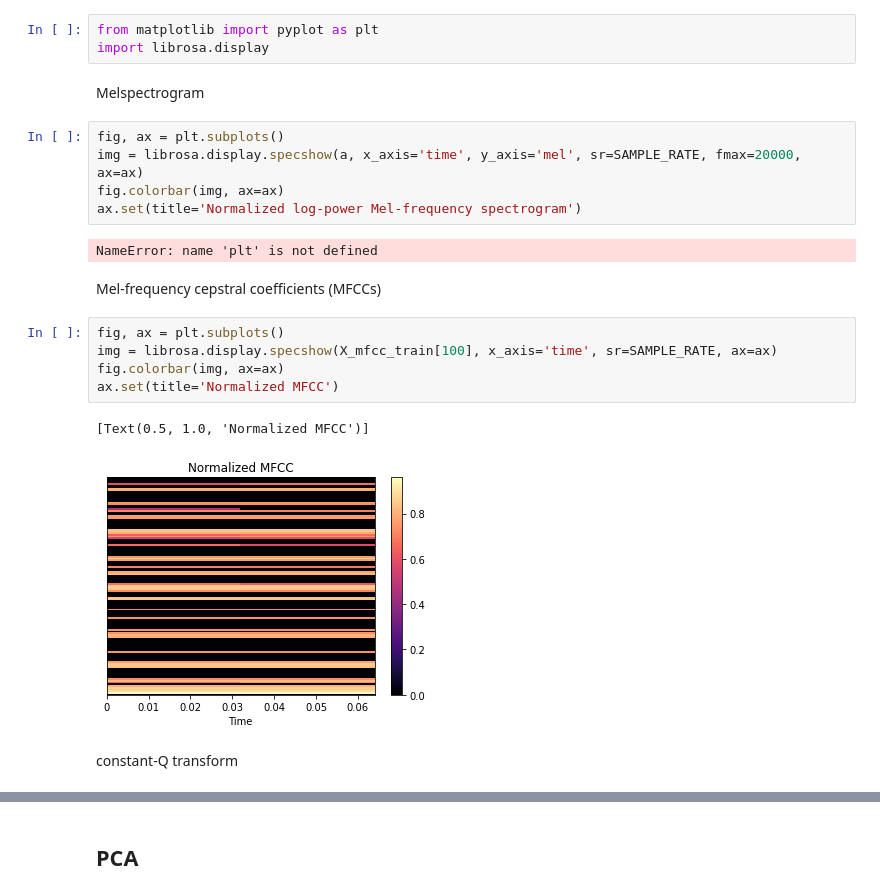
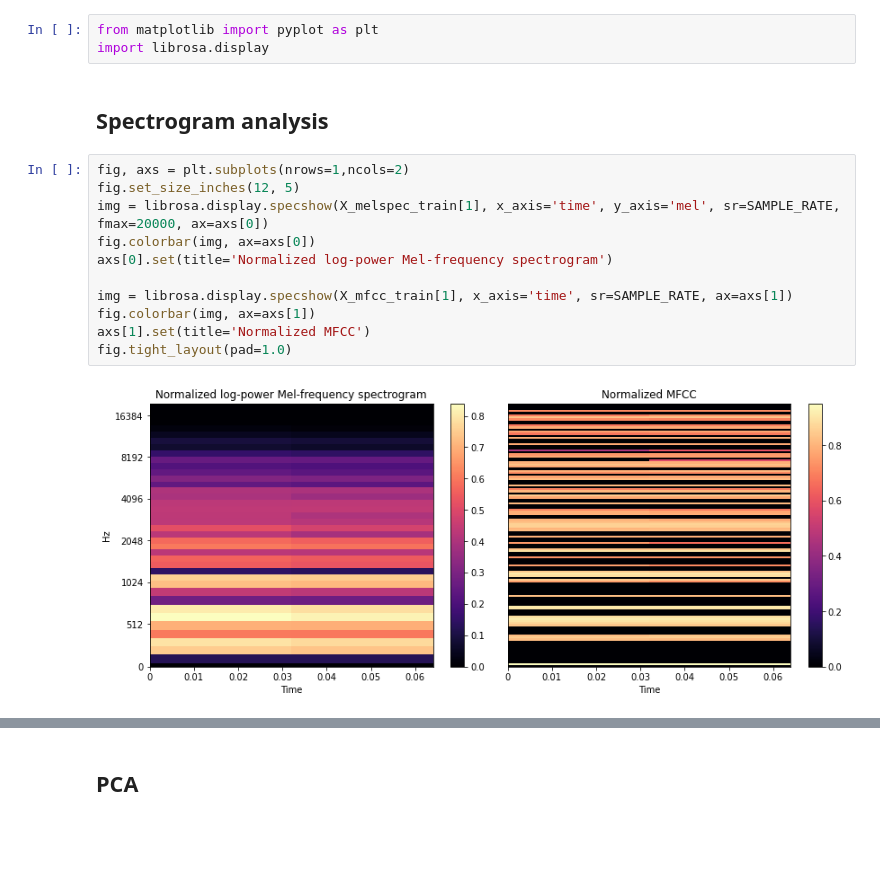
Before and after one commit to asahicantu/DAT5502021, a Jupyter notebook: dat550-2021-final-project.ipynb, the cells around one changed output, grey strips where cells are left out. Saved outputs shown, nothing was run; the diff lists cells and outputs as text; blank space fills up the shorter version.

```diff
--- a/dat550-2021-final-project.ipynb
+++ b/dat550-2021-final-project.ipynb
@@ -294,24 +294,18 @@ Data\cqt.pkl
 # %%
 from matplotlib import pyplot as plt
 import librosa.display
-# %% [markdown]
-Melspectrogram
+# %% [markdown]
+## Spectrogram analysis
 # %%
-fig, ax = plt.subplots()
-img = librosa.display.specshow(a, x_axis='time', y_axis='mel', sr=SAMPLE_RATE, fmax=20000, ax=ax)
-fig.colorbar(img, ax=ax)
-ax.set(title='Normalized log-power Mel-frequency spectrogram')
+fig, axs = plt.subplots(nrows=1,ncols=2)
+fig.set_size_inches(12, 5)
+img = librosa.display.specshow(X_melspec_train[1], x_axis='time', y_axis='mel', sr=SAMPLE_RATE, fmax=20000, ax=axs[0])
+fig.colorbar(img, ax=axs[0])
+axs[0].set(title='Normalized log-power Mel-frequency spectrogram')
+
+img = librosa.display.specshow(X_mfcc_train[1], x_axis='time', sr=SAMPLE_RATE, ax=axs[1])
+fig.colorbar(img, ax=axs[1])
+axs[1].set(title='Normalized MFCC')
+fig.tight_layout(pad=1.0)
 # %% [output]
-NameError: name 'plt' is not defined
+[figure, added]
-# %% [markdown]
-Mel-frequency cepstral coefficients (MFCCs)
-# %%
-fig, ax = plt.subplots()
-img = librosa.display.specshow(X_mfcc_train[100], x_axis='time', sr=SAMPLE_RATE, ax=ax)
-fig.colorbar(img, ax=ax)
-ax.set(title='Normalized MFCC')
-# %% [output]
-[Text(0.5, 1.0, 'Normalized MFCC')]
-[figure, removed]
-# %% [markdown]
-constant-Q transform
```
Also changed, not shown: parts of 6 cells of this notebook, 7 other files.
